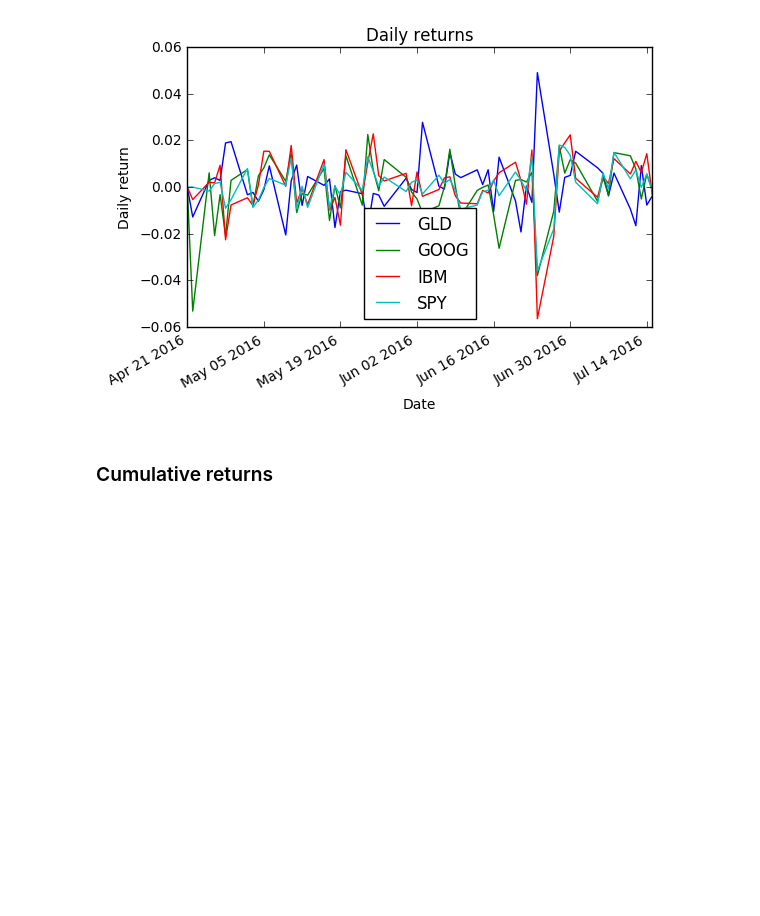
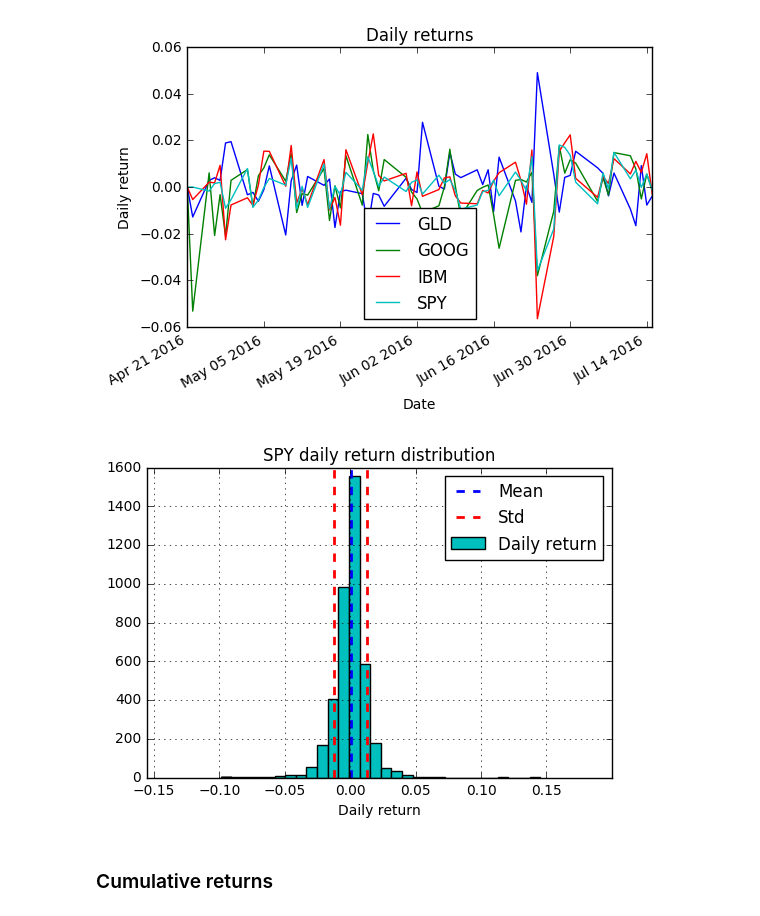
Before and after one commit to gtesei/python-for-finance-notes, a Jupyter notebook: basic_notes/warming_up.ipynb, the cells around one changed output. Cells and saved outputs as stored; diff of their text form; code cells hidden in the pictures; blank space fills up the shorter version.

```diff
--- a/basic_notes/warming_up.ipynb
+++ b/basic_notes/warming_up.ipynb
@@ -353,6 +353,24 @@ ax.set_ylabel("Daily return")
 plt.show()
 # %% [output]
 [figure]
+# %%
+df = compute_daily_returns(fill_missing_values(get_data(
+            symbols=['SPY'],
+            start='4/21/2000',
+            end='7/15/2016')))
+
+plt.hist(df['SPY'],bins=30,color='c',label=['Daily return'])
+plt.axvline(df['SPY'].mean(), color='b', linestyle='dashed', linewidth=2 , label='Mean')
+plt.axvline(-df['SPY'].std(), color='r', linestyle='dashed', linewidth=2 , label='Std')
+plt.axvline(df['SPY'].std(), color='r', linestyle='dashed', linewidth=2 )
+plt.title('SPY daily return distribution')
+plt.xlabel('Daily return')
+plt.grid(True)
+plt.legend()
+
+plt.show()
+# %% [output]
+[figure, added]
 # %% [markdown]
 ### Cumulative returns
 # %%
```
Also changed, not shown: parts of 3 cells of this notebook.
